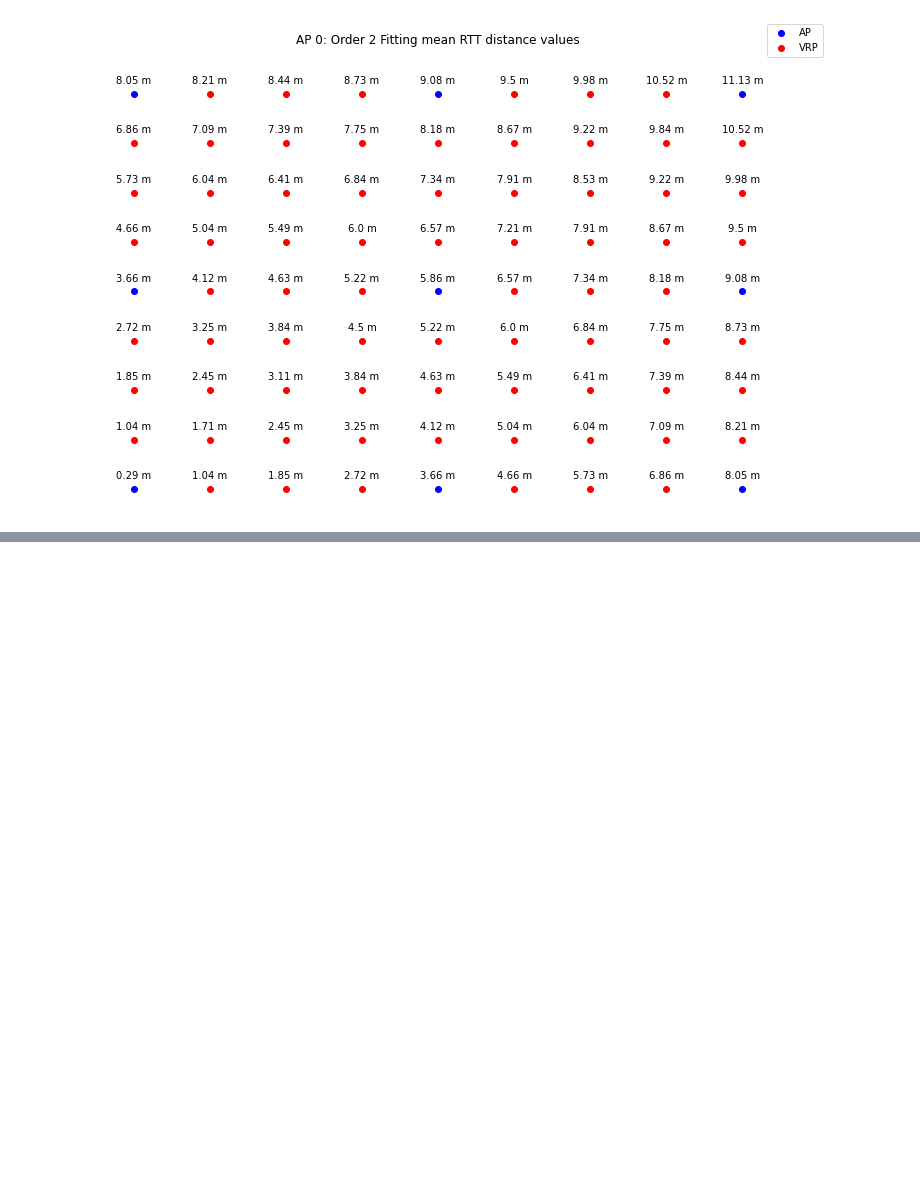
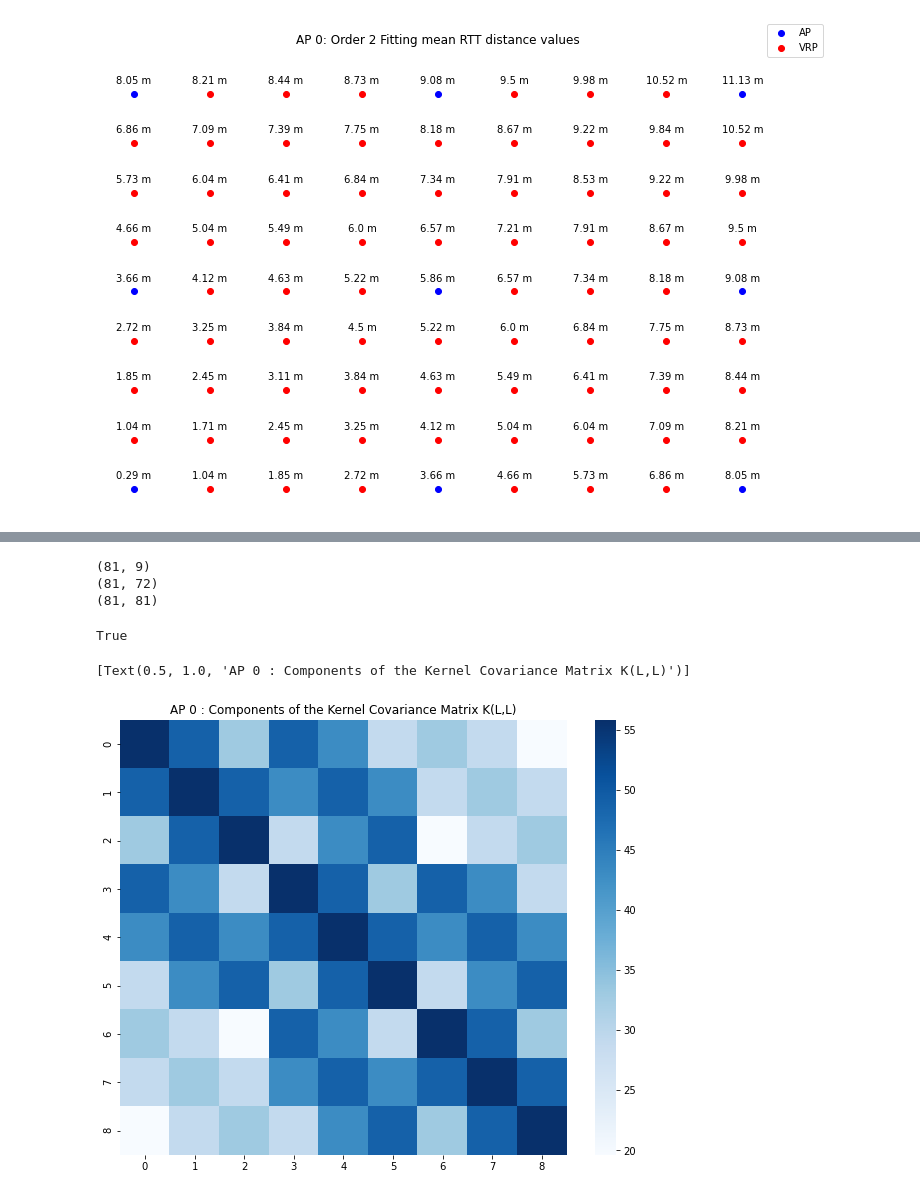
Before and after one commit to carlogattuso/Indoor_Positioning_RTT_GPR, a Jupyter notebook: src/psfm_gpr.ipynb, the cells around one changed output, grey strips where cells are left out. Saved outputs shown, nothing was run; the diff lists cells and outputs as text; code cells hidden in the pictures; blank space fills up the shorter version.

Commit message:
AP interpolation plots for all APs

```diff
--- a/src/psfm_gpr.ipynb
+++ b/src/psfm_gpr.ipynb
@@ -354,8 +357,3 @@ def compute_cov_matrices(L_ap, L_vrp, sigma_f=1, l=1):
     K_star = np.array(K_star).reshape(n_star, n)
 
     return (K, K_star2, K_star)
-# %%
-"""
-Computing covariance matrices
-"""
-K, K_star2, K_star = compute_cov_matrices(L_ap, L_vrp, sigma_f=hyper_params[0][1], l=hyper_params[0][0])
@@ -365,0 +396,6 @@ print(hyper_params[0][0])
+# %%
+menu_4 = widgets.Dropdown(
+       options=['0', '1', '2', '3', '4', '5', '6', '7', '8'],
+       value='0',
+       description='AP:')
+menu_4
@@ -365,0 +404,30 @@ print(hyper_params[0][0])
+# %%
+"""
+Multivariate Joint Distribution: G matrix
+"""
+
+n = L_ap.shape[0]
+n_star = L_vrp.shape[0]
+
+a = np.concatenate((list[int(menu_4.value)].K + (sigma_n**2)*np.eye(n), list[int(menu_4.value)].K_star), axis=0)
+print(a.shape)
+b = np.concatenate((list[int(menu_4.value)].K_star.T, list[int(menu_4.value)].K_star2), axis=0)
+print(b.shape)
+G = np.concatenate((a, b), axis=1)
+print(G.shape)
+G.shape == (n + n_star, n + n_star)
+# %% [output]
+(81, 9)
+(81, 72)
+(81, 81)
+True
+# %%
+"""
+Kernel Covariance Matrix K(L,L)
+"""
+fig, ax = plt.subplots(figsize=(10, 8))
+sns.heatmap(data=list[int(menu_4.value)].K, cmap='Blues', ax=ax)
+ax.set(title='AP '+menu_4.value+' : Components of the Kernel Covariance Matrix K(L,L)')
+# %% [output]
+[Text(0.5, 1.0, 'AP 0 : Components of the Kernel Covariance Matrix K(L,L)')]
+[figure, added]
```
Also changed, not shown: parts of 20 cells of this notebook, 1 other file.
